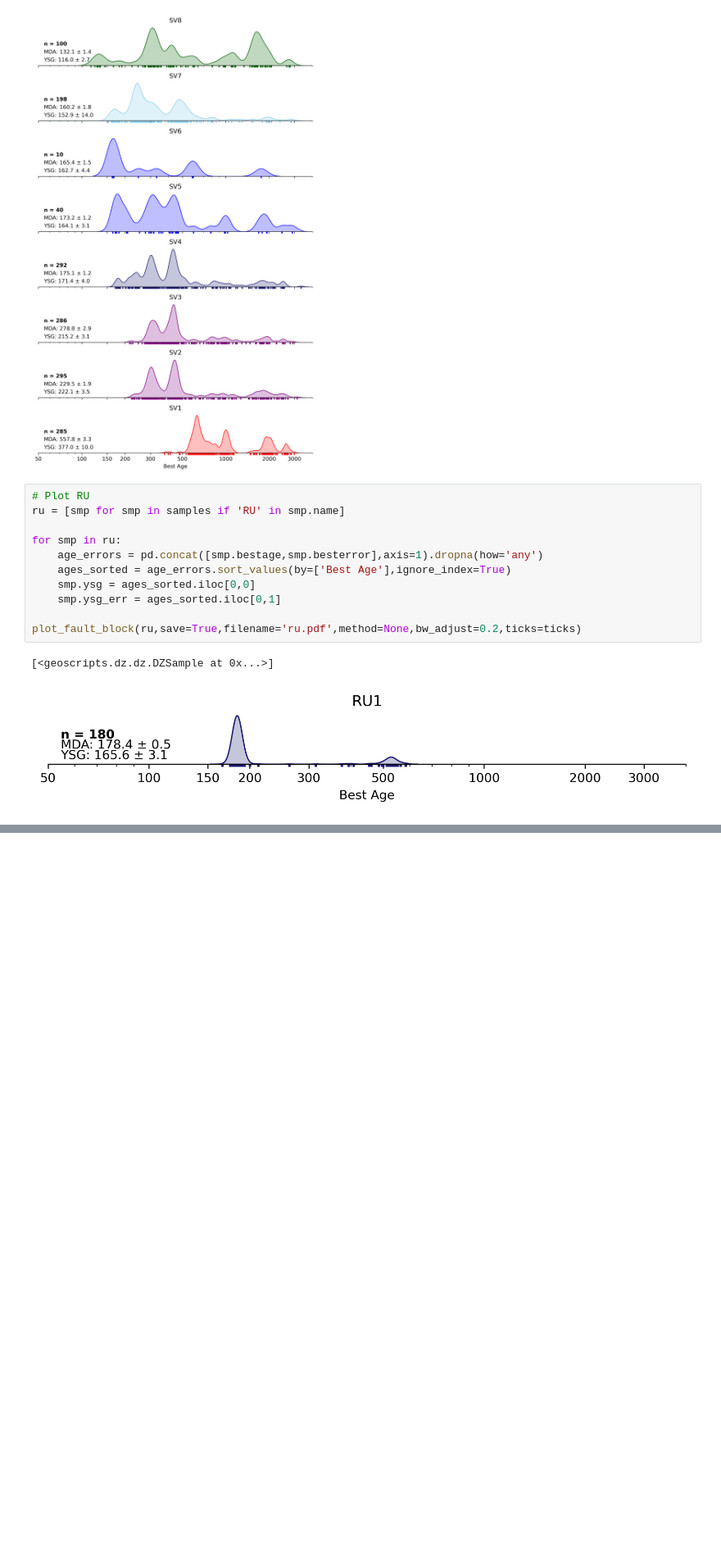
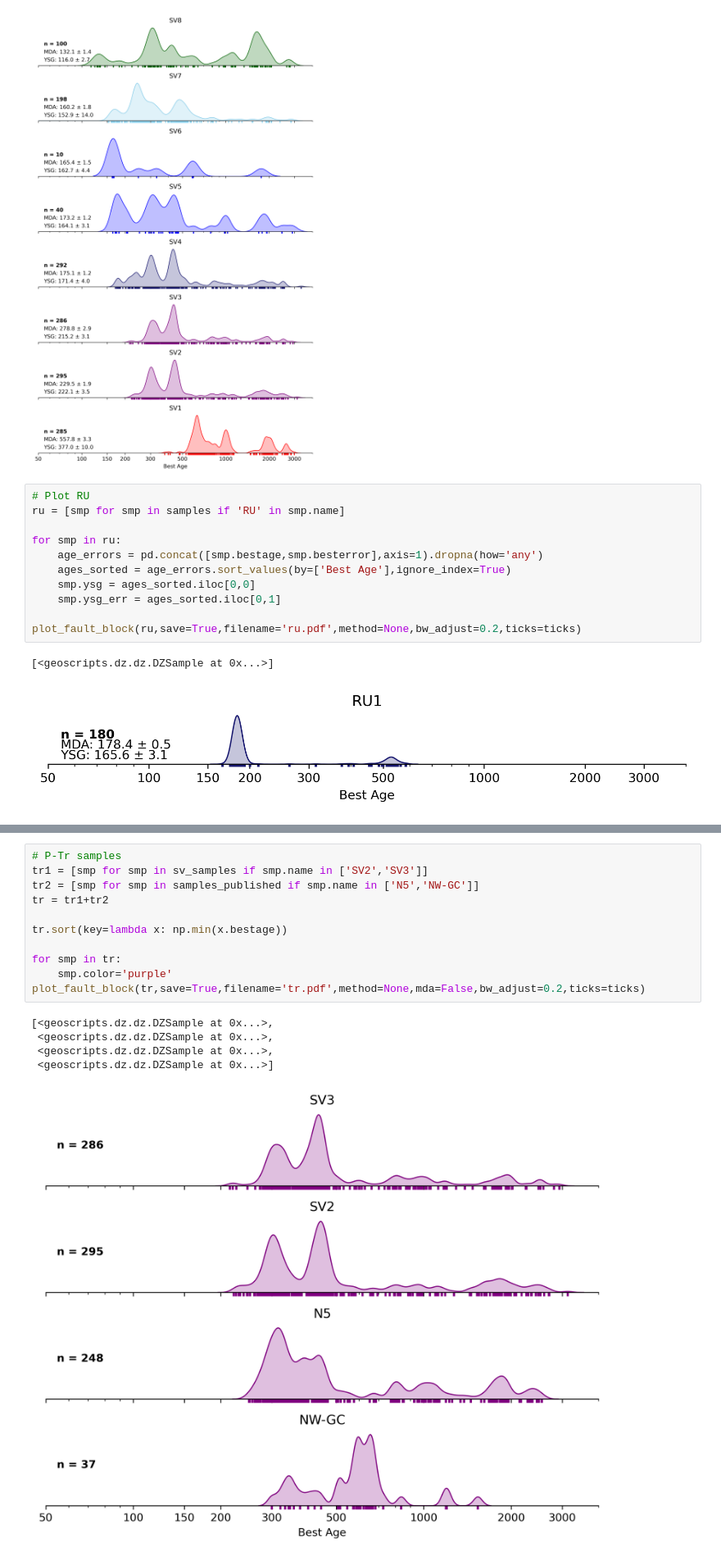
Before and after one commit to dyvasey/dz-caucasus, a Jupyter notebook: figs.ipynb, the cells around one changed output, grey strips where cells are left out. Shown at 82% size. Saved outputs shown, nothing was run; the diff lists cells and outputs as text; blank space fills up the shorter version.

```diff
--- a/figs.ipynb
+++ b/figs.ipynb
@@ -153,0 +175,17 @@ plot_fault_block(ru,save=True,filename='ru.pdf',method=None,bw_adjust=0.2,ticks=
+# %%
+# P-Tr samples
+tr1 = [smp for smp in sv_samples if smp.name in ['SV2','SV3']]
+tr2 = [smp for smp in samples_published if smp.name in ['N5','NW-GC']]
+tr = tr1+tr2
+
+tr.sort(key=lambda x: np.min(x.bestage))
+
+for smp in tr:
+    smp.color='purple'
+plot_fault_block(tr,save=True,filename='tr.pdf',method=None,mda=False,bw_adjust=0.2,ticks=ticks)
+# %% [output]
+[<geoscripts.dz.dz.DZSample at 0x...>,
+ <geoscripts.dz.dz.DZSample at 0x...>,
+ <geoscripts.dz.dz.DZSample at 0x...>,
+ <geoscripts.dz.dz.DZSample at 0x...>]
+[figure, added]
```
Also changed, not shown: parts of 5 cells of this notebook, 1 other file.
